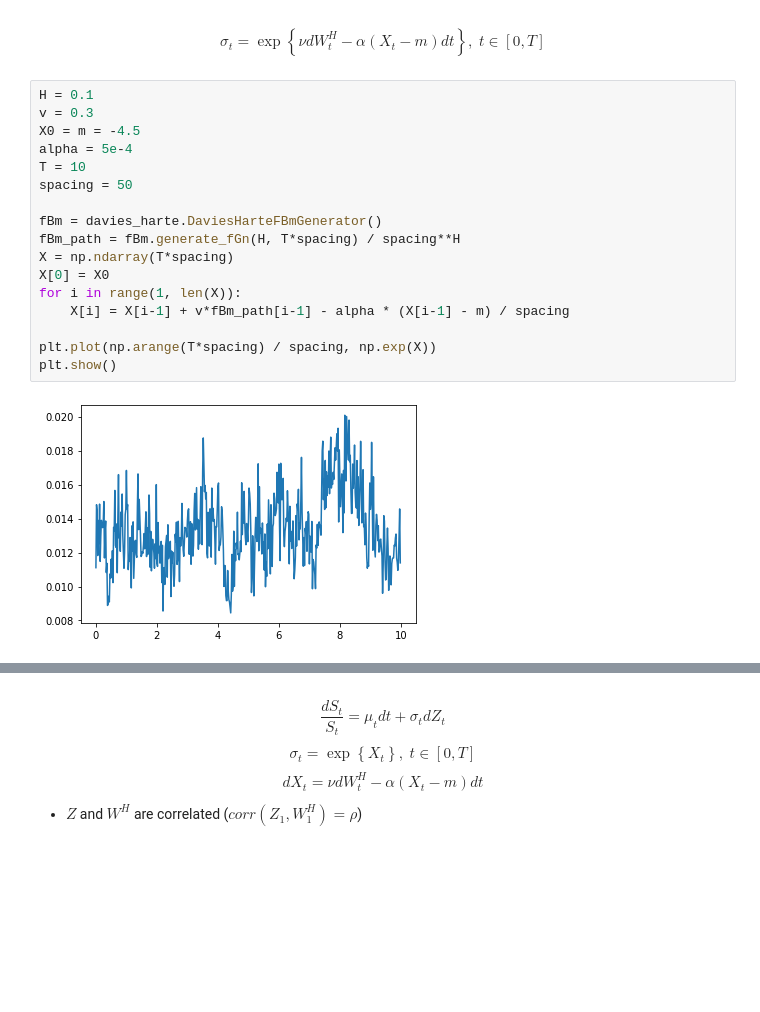
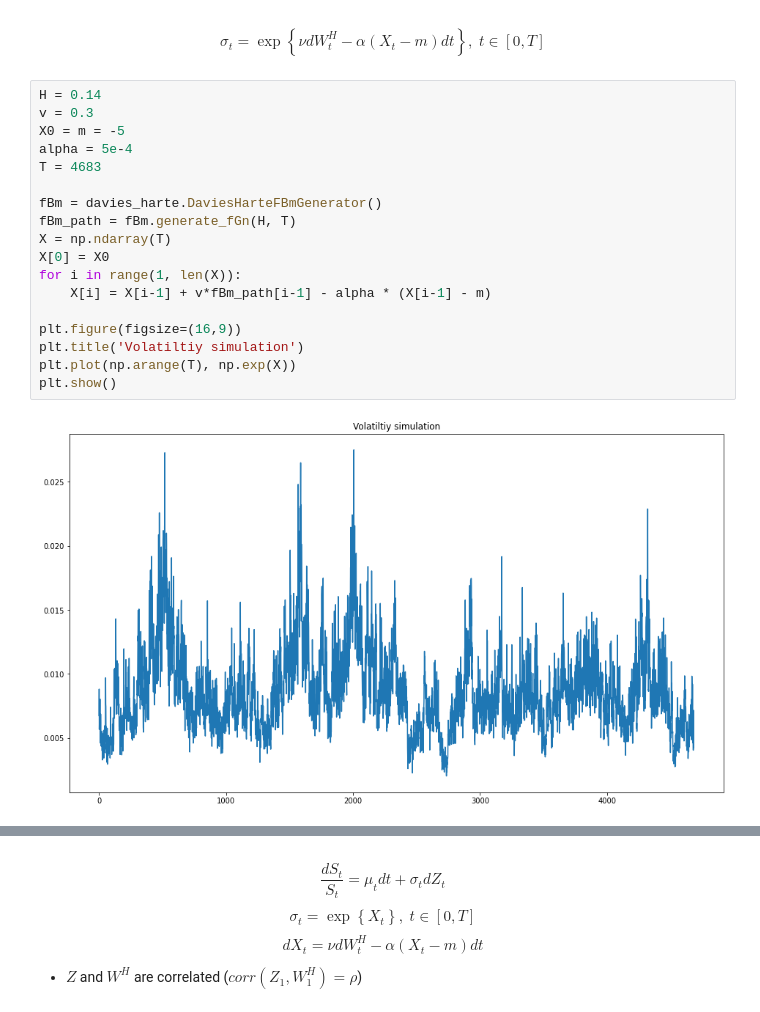
Before and after one commit to kaiboy05/fbm, a Jupyter notebook: notebooks/RFSV.ipynb, the cells around one changed output, grey strips where cells are left out. Drawn from its saved outputs; the diff is of its cells as text; blank space fills up the shorter version.

```diff
--- a/notebooks/RFSV.ipynb
+++ b/notebooks/RFSV.ipynb
@@ -13,21 +13,22 @@ from fbm.sim import davies_harte
 # %% [markdown]
 $$\sigma_t = \exp \left\{ \nu dW^{H}_t - \alpha(X_t - m)dt \right\} ,\; t\in [0, T]$$
 # %%
-H = 0.1
+H = 0.14
 v = 0.3
-X0 = m = -4.5
+X0 = m = -5
 alpha = 5e-4
-T = 10
-spacing = 50
+T = 4683
 
 fBm = davies_harte.DaviesHarteFBmGenerator()
-fBm_path = fBm.generate_fGn(H, T*spacing) / spacing**H
-X = np.ndarray(T*spacing)
+fBm_path = fBm.generate_fGn(H, T)
+X = np.ndarray(T)
 X[0] = X0
 for i in range(1, len(X)):
-    X[i] = X[i-1] + v*fBm_path[i-1] - alpha * (X[i-1] - m) / spacing
+    X[i] = X[i-1] + v*fBm_path[i-1] - alpha * (X[i-1] - m)
 
-plt.plot(np.arange(T*spacing) / spacing, np.exp(X))
+plt.figure(figsize=(16,9))
+plt.title('Volatiltiy simulation')
+plt.plot(np.arange(T), np.exp(X))
 plt.show()
 # %% [output]
-[figure, old version]
+[figure, new version]
```
Also changed, not shown: parts of 3 cells of this notebook, 25 other files.
